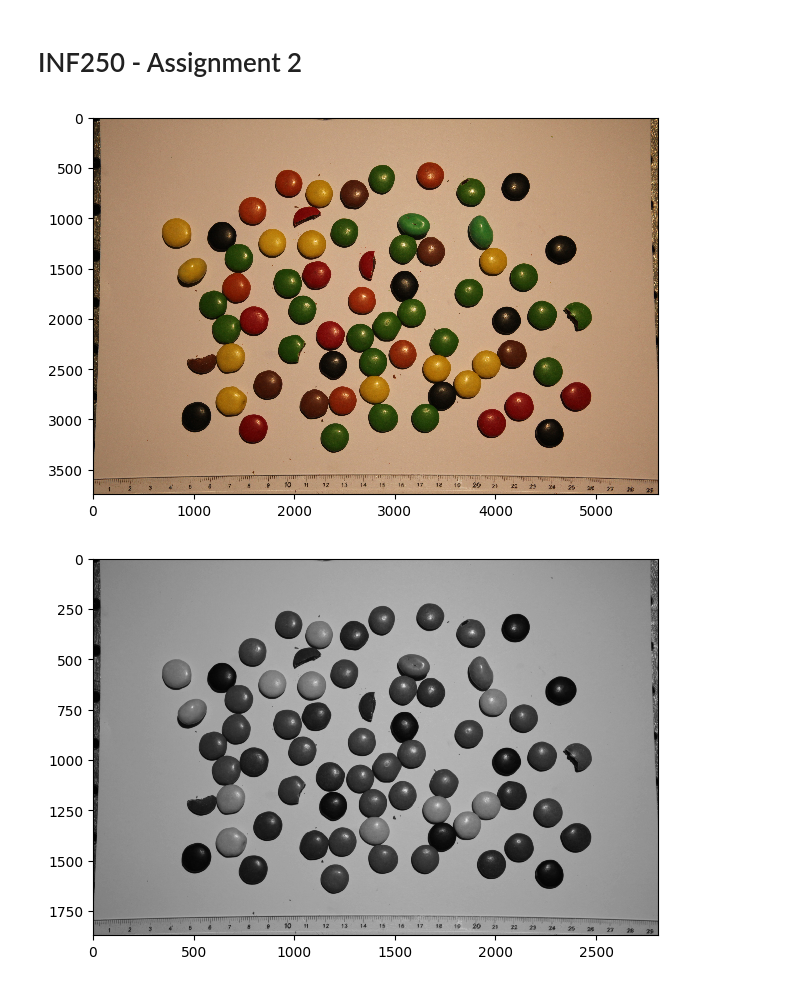
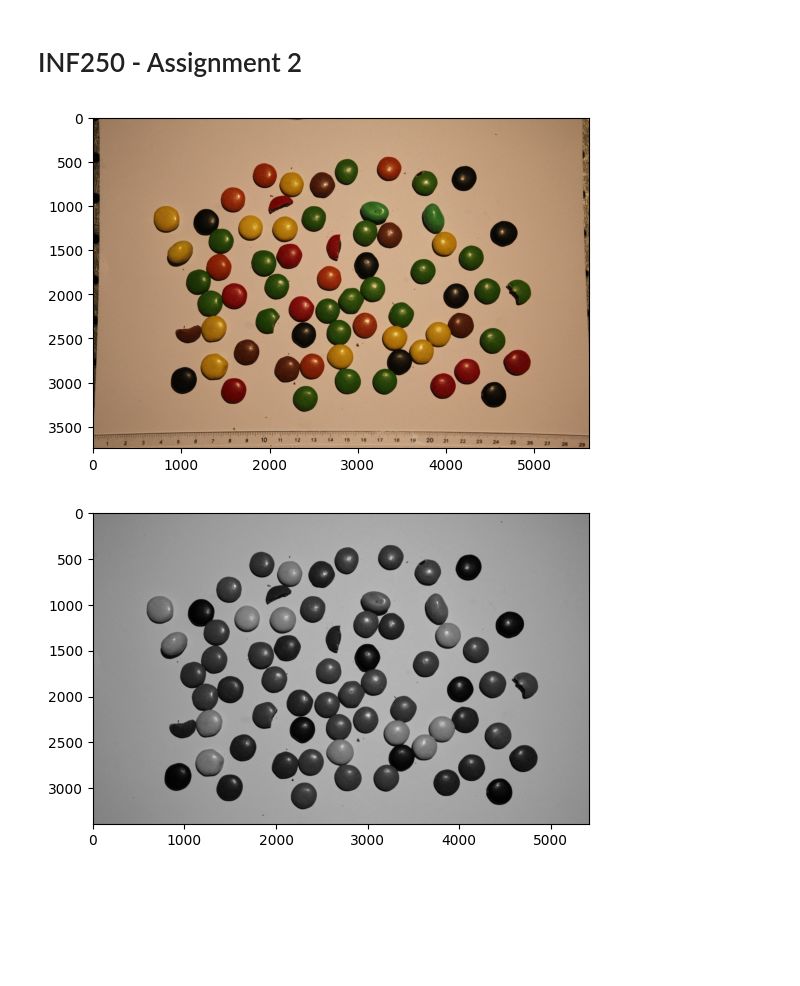
Before and after one commit to fredericstrand/INF250, a Jupyter notebook: assignment_2/assignment_2.ipynb, the cells around one changed output. Saved outputs shown, nothing was run; the diff lists cells and outputs as text; code cells hidden in the pictures; blank space fills up the shorter version.

```diff
--- a/assignment_2/assignment_2.ipynb
+++ b/assignment_2/assignment_2.ipynb
@@ -7,31 +9,24 @@ import numpy as np
 import matplotlib.pyplot as plt
 # %%
 image = skimage.io.imread("IMG_2754_nonstop_alltogether.JPG")
-skimage.io.imshow(image);
+plt.imshow(image);
 # %% [output]
-[figure, old version]
+[figure, new version]
-# %%
-import skimage.color
-
-# Fix weird 2-channel or RGBA images
-if image.ndim == 2:
-    image = skimage.color.gray2rgb(image)
-elif image.shape[2] == 4:  # RGBA -> RGB
-    image = skimage.color.rgba2rgb(image)
-elif image.shape[2] == 2:  # Gray + Alpha -> just use first channel
-    image = skimage.color.gray2rgb(image[..., 0])
 # %%
-SCALE = 0.5
+crop_top = 100
+crop_bottom = -250
+crop_left = 100
+crop_right = -100
+
+image_cropped = image[crop_top:crop_bottom, crop_left:crop_right]
 
 # Convert the image to grayscale
-gray_image = skimage.color.rgb2gray(image)
-
-small_image = skimage.transform.rescale(gray_image, SCALE, anti_aliasing=True)
+gray_image = skimage.color.rgb2gray(image_cropped)
 
 # Reduce the noise in the image with gaussian filter
-blurred_image = skimage.filters.gaussian(small_image, sigma=1)
+blurred_image = skimage.filters.gaussian(gray_image, sigma=1)
 
 # Display the processed images
-skimage.io.imshow(blurred_image);
+plt.imshow(blurred_image, cmap="gray");
 # %% [output]
-[figure, old version]
+[figure, new version]
```
Also changed, not shown: parts of 7 cells of this notebook.
